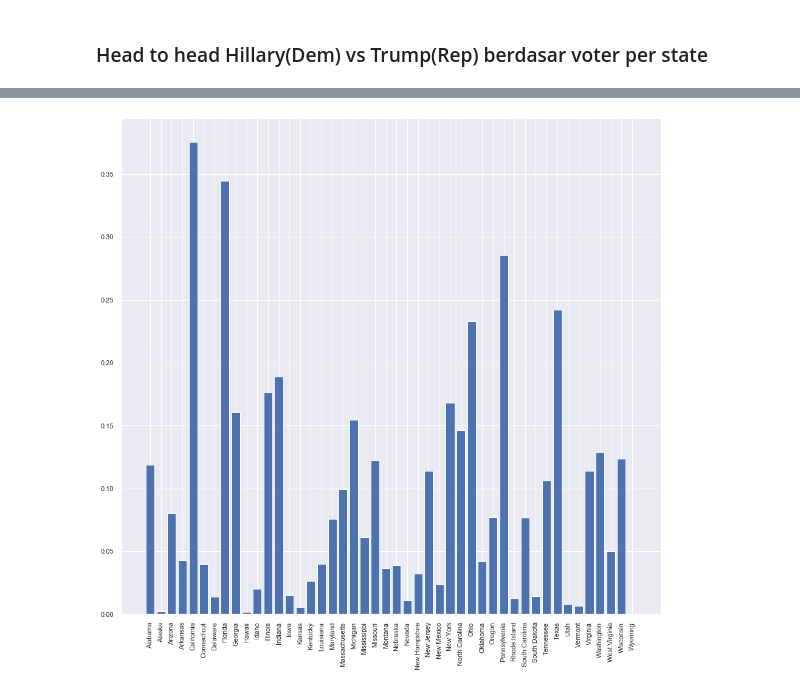
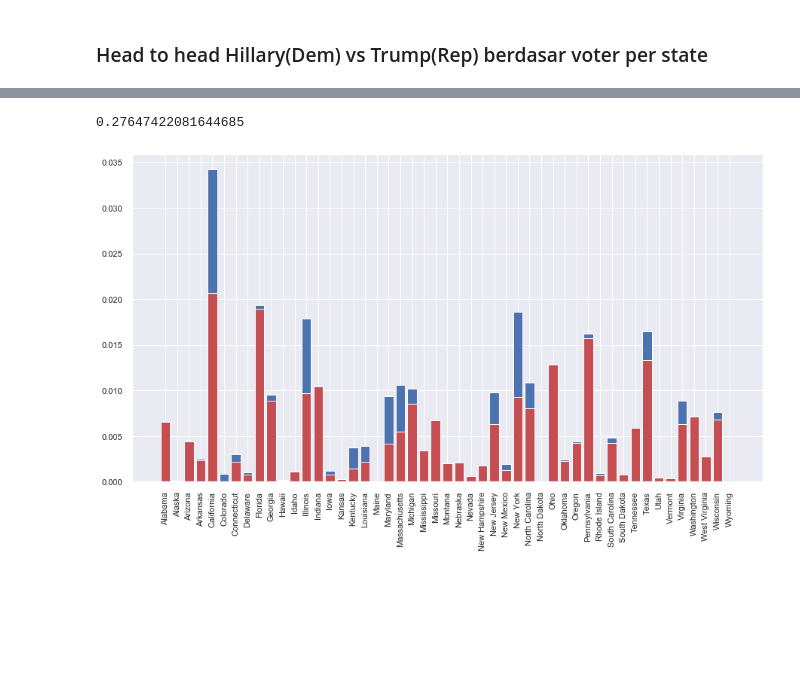
Before and after one commit to AdamMuhammad01/FinalProject_RepublicanAnalysisPredict, a Jupyter notebook: visualisasi.ipynb, the cells around one changed output, grey strips where cells are left out. Drawn from its saved outputs; the diff is of its cells as text; code cells hidden in the pictures; blank space fills up the shorter version.

```diff
--- a/visualisasi.ipynb
+++ b/visualisasi.ipynb
@@ -14,9 +16,9 @@ primary = pd.read_csv('primary_results.csv')
 # %%
 demographics = demographics[['fips','area_name','state_abbreviation','PST045214','RHI225214',
                              'RHI725214','RHI325214','RHI825214','EDU635213','EDU685213','INC110213','PVY020213','POP060210',
-                             'VET605213','HSD410213','NES010213','SBO315207','SBO215207','SBO415207','SBO015207','INC910213']]
+                             'VET605213','HSD410213','NES010213','SBO315207','SBO215207','SBO415207','SBO015207','INC910213','SEX255214']]
 demographics.rename(columns={'PST045214': 'Population','RHI225214':'Black','RHI725214':'Latino','RHI325214':'AmericanIndian',
                             'RHI825214':'White','EDU635213':'HighSchool','EDU685213':'Bachelors',
                              'INC110213':'MediHouseInc','PVY020213':'Kurang Mampu','POP060210':'Density','VET605213':'Veteran',
                             'HSD410213':'Rumah Tangga','NES010213':'Pengangguran','SBO315207':'BlackownFirm','SBO215207':'AsianowmFirm',
-                            'SBO415207':'LatinoownFirm','SBO015207':'WomenownFirm','INC910213':'incomepercapita'}, inplace=True)
+                            'SBO415207':'LatinoownFirm','SBO015207':'WomenownFirm','INC910213':'incomepercapita','SEX255214':'Female'}, inplace=True)
@@ -467,9 +523,19 @@ plt.show()
+# %%
+total = primary['votes'].sum()
+percentH= (Hill['votes']/total)
+stateH= Hill['state']
+percent= (DNT['votes']/total)
+state= DNT['state']
+# %%
+percentH.sum().mean()
+# %% [output]
+0.27647422081644685
 # %%
-plt.figure(figsize=(35,15))
-plt.subplot(122)
-plt.bar(state, percent, color = 'b')
+plt.figure(figsize=(15,8))
+plt.bar(stateH, percentH, color = 'b')
 plt.xticks(rotation=90)
-
+plt.bar(state,percent, color = 'r')
+plt.xticks(rotation=90)
 plt.show()
 # %% [output]
-[figure, old version]
+[figure, new version]
```
Also changed, not shown: parts of 19 cells of this notebook, 1 other file.
